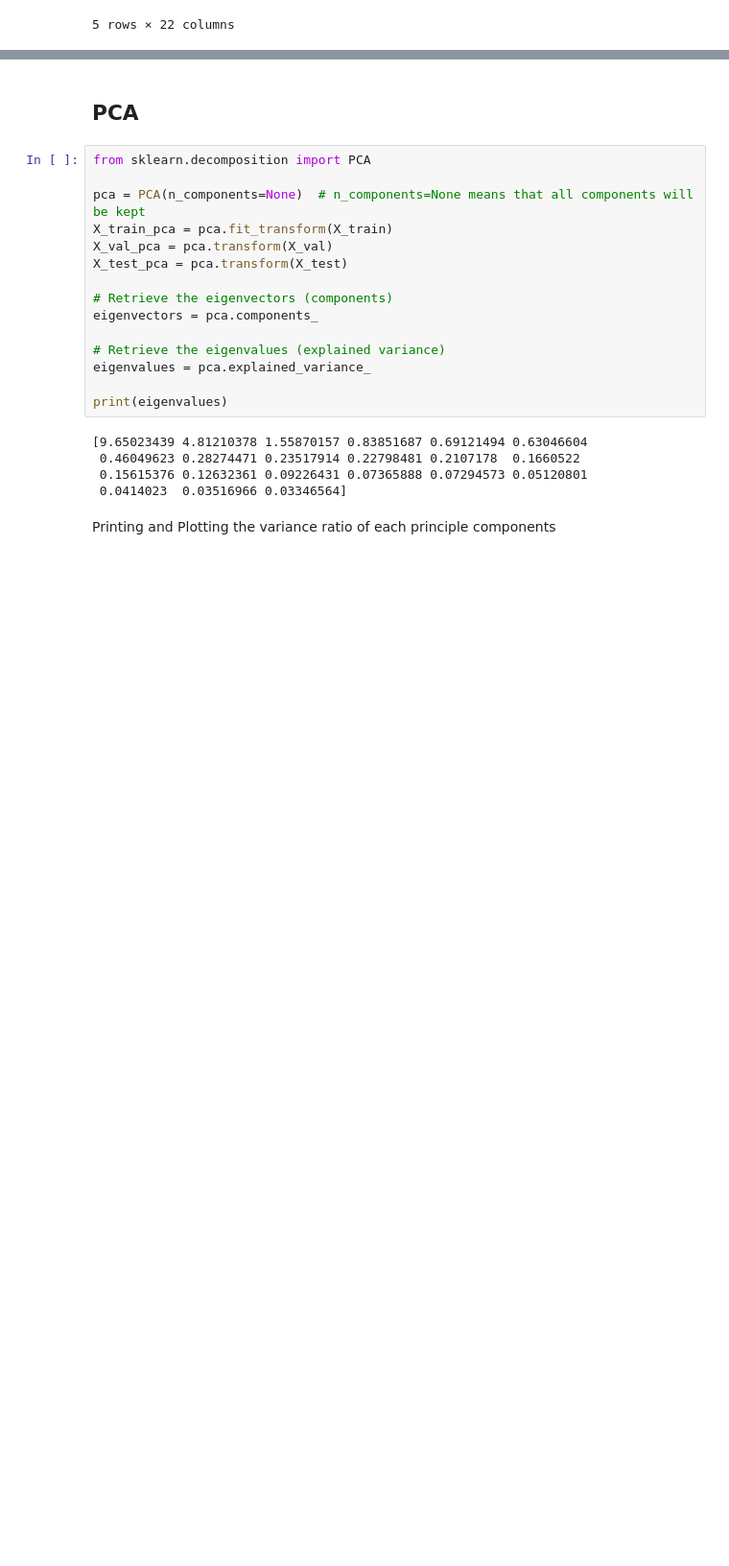
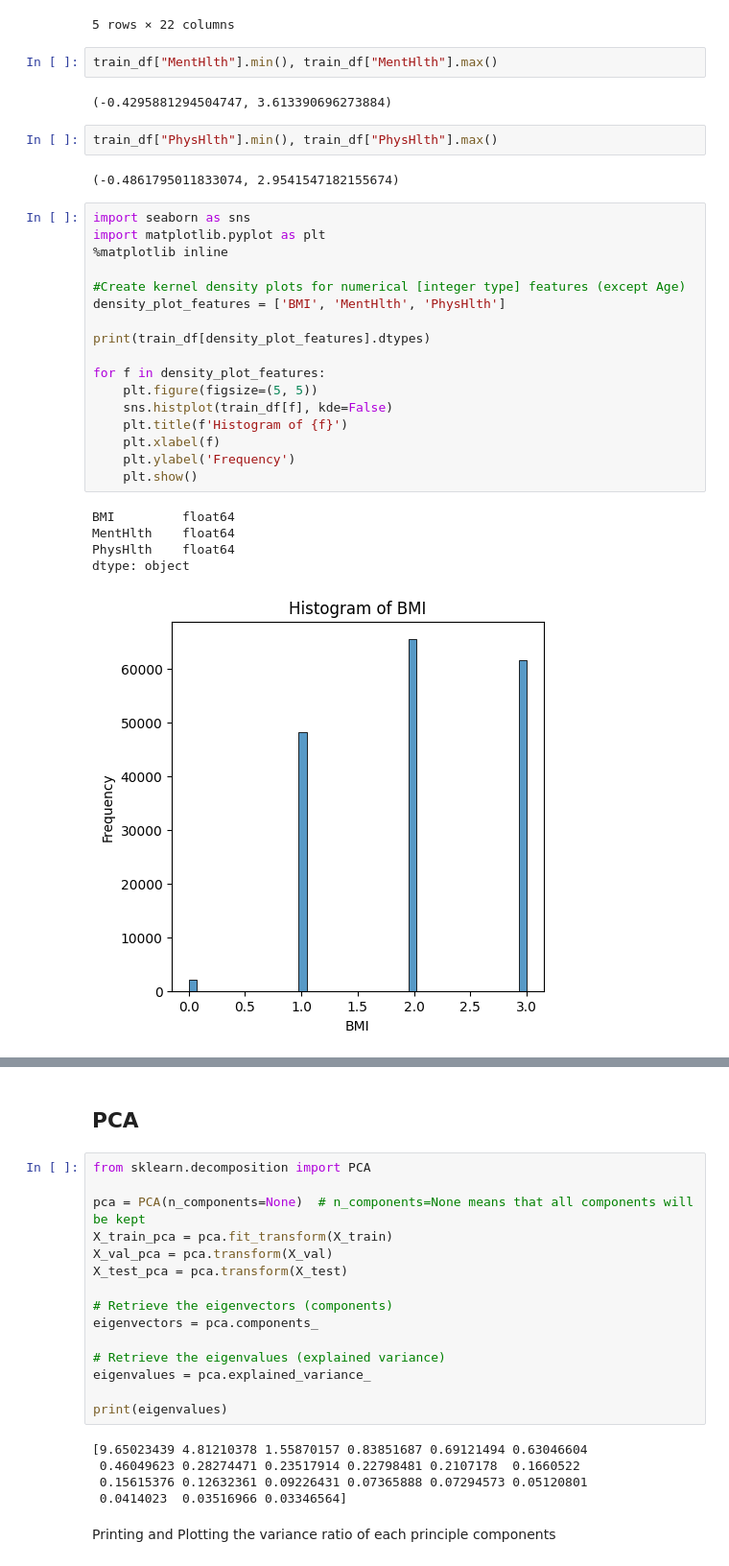
Before and after one commit to benediktpri/ie500_data_mining_project, a Jupyter notebook: notebooks/preprocessing.ipynb, the cells around one changed output, grey strips where cells are left out. Shown at 96% size. Drawn from its saved outputs; the diff is of its cells as text; blank space fills up the shorter version.

```diff
--- a/notebooks/preprocessing.ipynb
+++ b/notebooks/preprocessing.ipynb
@@ -337,3 +460,34 @@ train_df.head()
 | 3 | -0.429588 | -0.256824 | 2.0 | 0.0 | 0.0 | 1.0 | 0.0 | 0.0 | 0.0 | ... |
 | 4 | -0.429588 | -0.486180 | 3.0 | 1.0 | 0.0 | 1.0 | 1.0 | 0.0 | 0.0 | ... |
 5 rows × 22 columns
+# %%
+train_df["MentHlth"].min(), train_df["MentHlth"].max()
+# %% [output]
+(-0.4295881294504747, 3.613390696273884)
+# %%
+train_df["PhysHlth"].min(), train_df["PhysHlth"].max()
+# %% [output]
+(-0.4861795011833074, 2.9541547182155674)
+# %%
+import seaborn as sns
+import matplotlib.pyplot as plt
+%matplotlib inline
+
+#Create kernel density plots for numerical [integer type] features (except Age)
+density_plot_features = ['BMI', 'MentHlth', 'PhysHlth']
+
+print(train_df[density_plot_features].dtypes)
+
+for f in density_plot_features:
+    plt.figure(figsize=(5, 5))
+    sns.histplot(train_df[f], kde=False)
+    plt.title(f'Histogram of {f}')
+    plt.xlabel(f)
+    plt.ylabel('Frequency')
+    plt.show()
+# %% [output]
+BMI         float64
+MentHlth    float64
+PhysHlth    float64
+dtype: object
+[figure, added]
```
Also changed, not shown: parts of 15 cells of this notebook, 12 other files.
